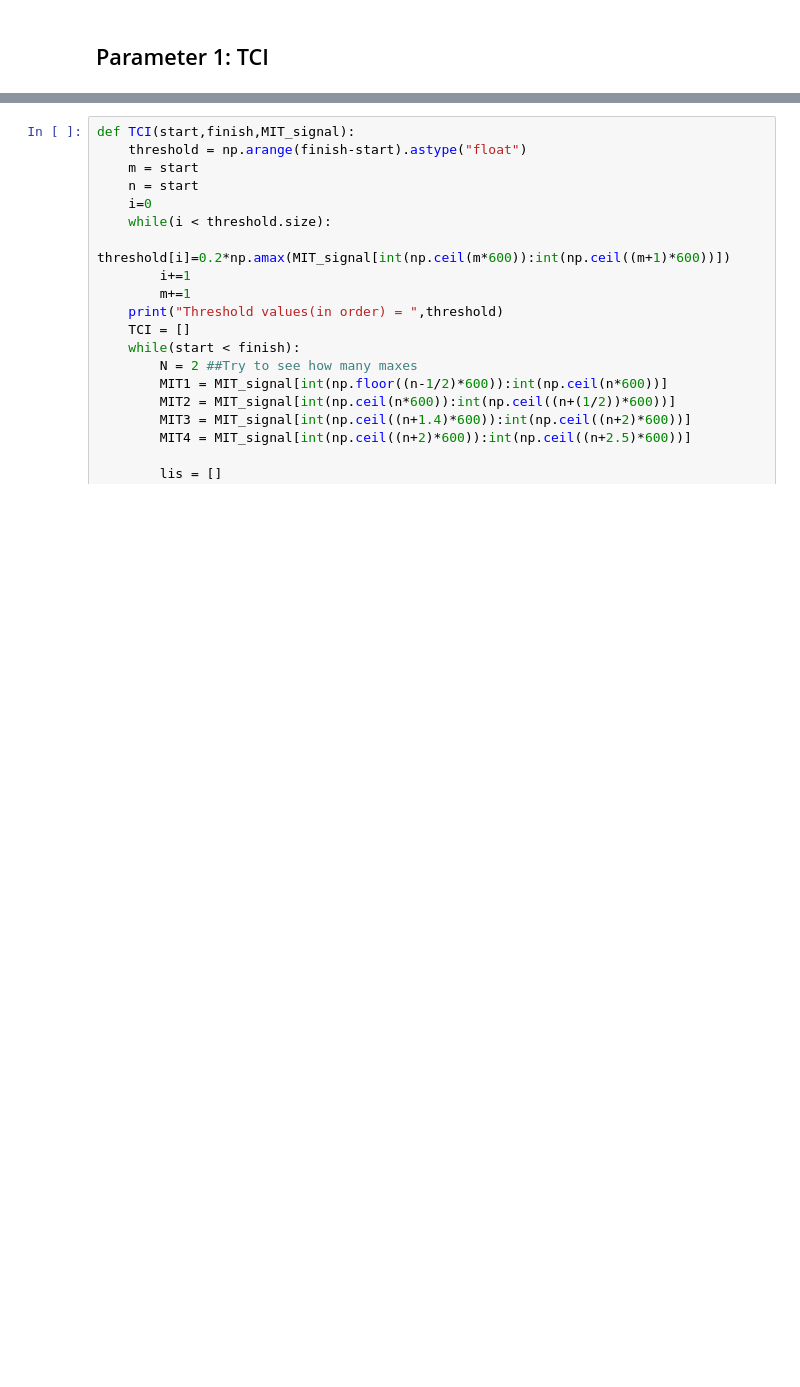
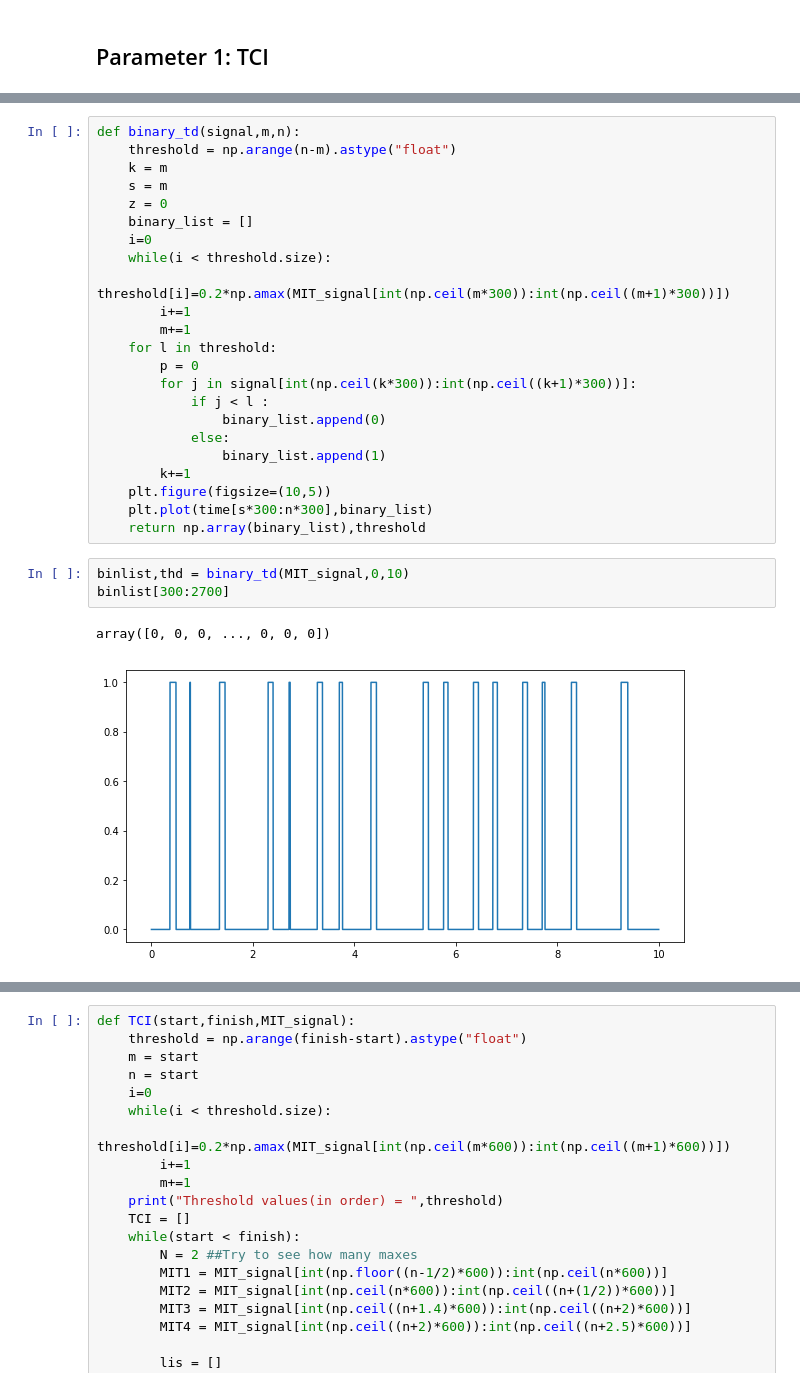
Before and after one commit to AhmadChaiban/War_on_arrhythmia, a Jupyter notebook: Thesis_Notebook.ipynb, the cells around one changed output, grey strips where cells are left out. Drawn from its saved outputs; the diff is of its cells as text; blank space fills up the shorter version.

```diff
--- a/Thesis_Notebook.ipynb
+++ b/Thesis_Notebook.ipynb
@@ -236,0 +183,29 @@ plt.plot(time[300:900],MIT_signal[300:900])
+# %%
+def binary_td(signal,m,n):
+    threshold = np.arange(n-m).astype("float")
+    k = m
+    s = m
+    z = 0
+    binary_list = []
+    i=0
+    while(i < threshold.size):
+        threshold[i]=0.2*np.amax(MIT_signal[int(np.ceil(m*300)):int(np.ceil((m+1)*300))])
+        i+=1
+        m+=1
+    for l in threshold:
+        p = 0
+        for j in signal[int(np.ceil(k*300)):int(np.ceil((k+1)*300))]:
+            if j < l :
+                binary_list.append(0)
+            else:
+                binary_list.append(1)
+        k+=1
+    plt.figure(figsize=(10,5))
+    plt.plot(time[s*300:n*300],binary_list)
+    return np.array(binary_list),threshold
+# %%
+binlist,thd = binary_td(MIT_signal,0,10)
+binlist[300:2700]
+# %% [output]
+array([0, 0, 0, ..., 0, 0, 0])
+[figure, added]
```
Also changed, not shown: parts of 29 cells of this notebook, 1 other file.
